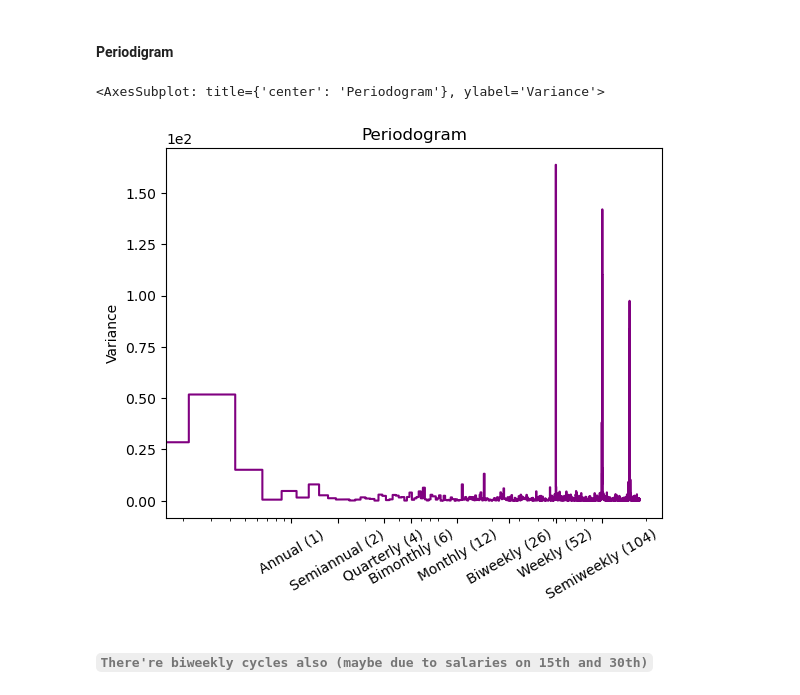
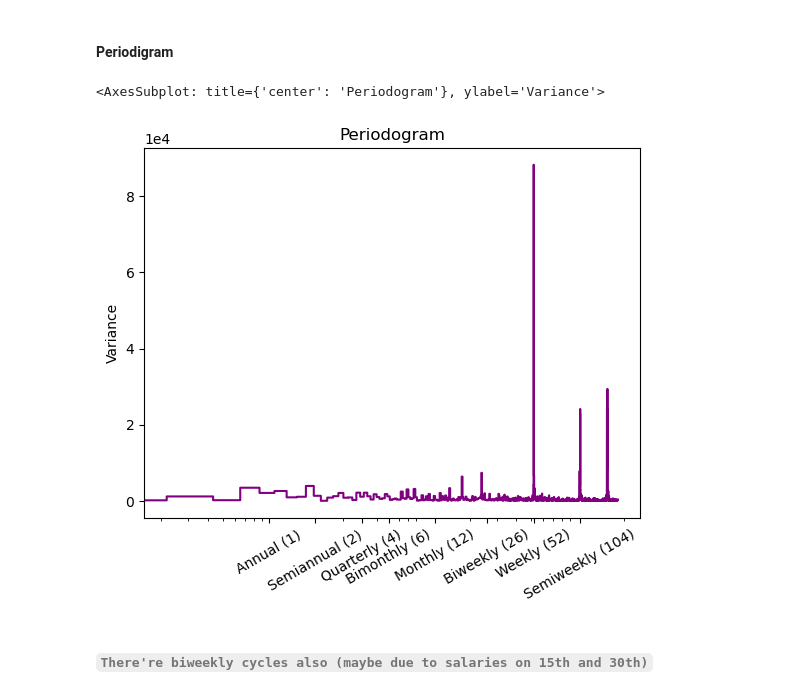
Before and after one commit to ximfac/store_sales, a Jupyter notebook: train_and_eval.ipynb, the cells around one changed output. Cells and saved outputs as stored; diff of their text form; code cells hidden in the pictures.

```diff
--- a/train_and_eval.ipynb
+++ b/train_and_eval.ipynb
@@ -95,9 +114,9 @@ plt.show()
 # %% [markdown]
 #### Periodigram
 # %%
-plot_periodogram(fl.loc[fl.family == cols[9], 'sales'].dropna())
+plot_periodogram(fl.loc[fl.family == cols[12], 'sales'].dropna())
 # %% [output]
 <AxesSubplot: title={'center': 'Periodogram'}, ylabel='Variance'>
-[figure, old version]
+[figure, new version]
 # %% [markdown]
 ###### `There're biweekly cycles also (maybe due to salaries on 15th and 30th)`
```
Also changed, not shown: parts of 35 cells of this notebook, 1 other file.
